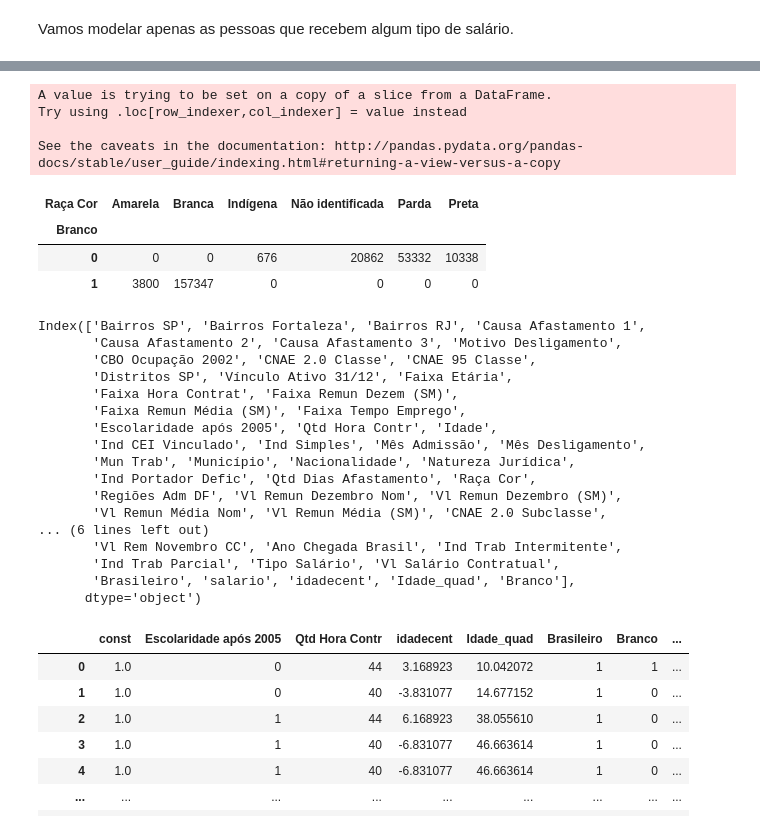
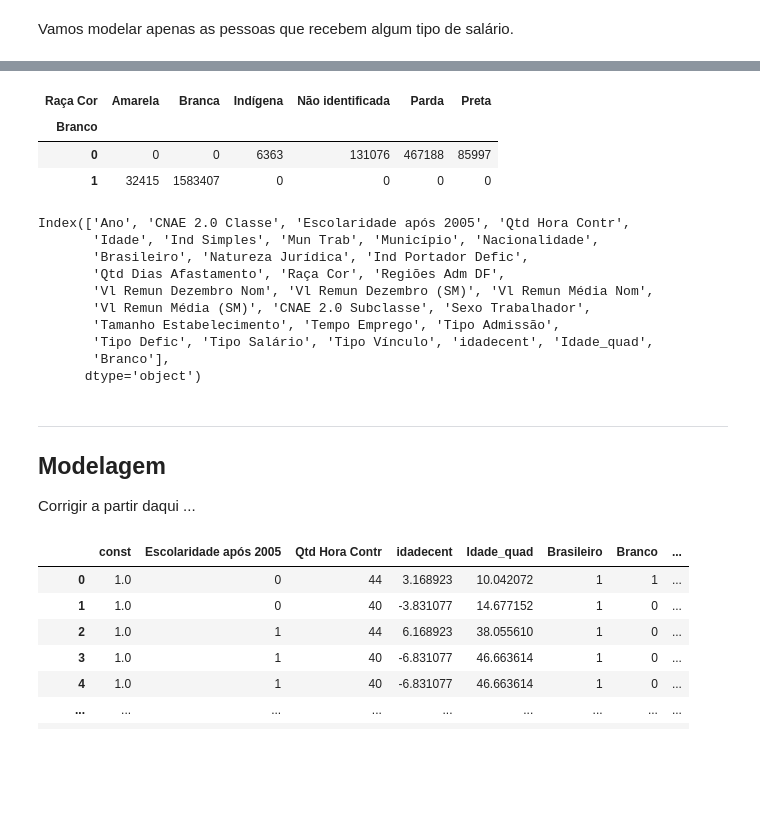
Before and after one commit to neylsoncrepalde/diversidade_mercado_ia, a Jupyter notebook: src/exploratoria.ipynb, the cells around one changed output, grey strips where cells are left out. Saved outputs shown, nothing was run; the diff lists cells and outputs as text; code cells hidden in the pictures; blank space fills up the shorter version.

```diff
--- a/src/exploratoria.ipynb
+++ b/src/exploratoria.ipynb
@@ -411,2 +457,3 @@ sud.groupby("Sexo Trabalhador").agg({"Vl Remun Média Nom": "mean"})
 # %%
-sud['salario'] = sud['Vl Remun Média Nom'] + 0.01
+plt.hist(np.log(sud['Vl Remun Média Nom']), edgecolor="black")
+plt.show()
@@ -459,3 +476,3 @@ np.mean(bd.Idade)
 # %%
-bd['idadecent'] = bd.Idade - np.mean(bd.Idade)
-bd['Idade_quad'] = bd.idadecent ** 2
+sud['idadecent'] = sud.Idade - np.mean(sud.Idade)
+sud['Idade_quad'] = sud.idadecent ** 2
@@ -472,38 +479,32 @@ See the caveats in the documentation: http://pandas.pydata.org/pandas-docs/stabl
 # %%
 # Cria dummy branco
-bd["Branco"] = bd['Raça Cor'].apply(lambda x: 1 if x in ['Branca', 'Amarela'] else 0)
+sud["Branco"] = sud['Raça Cor'].apply(lambda x: 1 if x in ['Branca', 'Amarela'] else 0)
-# %% [output]
-A value is trying to be set on a copy of a slice from a DataFrame.
-Try using .loc[row_indexer,col_indexer] = value instead
-
-See the caveats in the documentation: http://pandas.pydata.org/pandas-docs/stable/user_guide/indexing.html#returning-a-view-versus-a-copy
 # %%
-pd.crosstab(bd.Branco, bd["Raça Cor"])
+pd.crosstab(sud.Branco, sud["Raça Cor"])
 # %% [output]
 | Raça Cor | Amarela | Branca | Indígena | Não identificada | Parda | Preta |
 | Branco |  |  |  |  |  |  |
-| 0 | 0 | 0 | 676 | 20862 | 53332 | 10338 |
-| 1 | 3800 | 157347 | 0 | 0 | 0 | 0 |
+| 0 | 0 | 0 | 6363 | 131076 | 467188 | 85997 |
+| 1 | 32415 | 1583407 | 0 | 0 | 0 | 0 |
 # %%
-bd.columns
+sud.columns
 # %% [output]
-Index(['Bairros SP', 'Bairros Fortaleza', 'Bairros RJ', 'Causa Afastamento 1',
-       'Causa Afastamento 2', 'Causa Afastamento 3', 'Motivo Desligamento',
-       'CBO Ocupação 2002', 'CNAE 2.0 Classe', 'CNAE 95 Classe',
-       'Distritos SP', 'Vínculo Ativo 31/12', 'Faixa Etária',
-       'Faixa Hora Contrat', 'Faixa Remun Dezem (SM)',
-       'Faixa Remun Média (SM)', 'Faixa Tempo Emprego',
-       'Escolaridade após 2005', 'Qtd Hora Contr', 'Idade',
-       'Ind CEI Vinculado', 'Ind Simples', 'Mês Admissão', 'Mês Desligamento',
-       'Mun Trab', 'Município', 'Nacionalidade', 'Natureza Jurídica',
-       'Ind Portador Defic', 'Qtd Dias Afastamento', 'Raça Cor',
-       'Regiões Adm DF', 'Vl Remun Dezembro Nom', 'Vl Remun Dezembro (SM)',
-       'Vl Remun Média Nom', 'Vl Remun Média (SM)', 'CNAE 2.0 Subclasse',
-... (6 lines left out)
-       'Vl Rem Novembro CC', 'Ano Chegada Brasil', 'Ind Trab Intermitente',
-       'Ind Trab Parcial', 'Tipo Salário', 'Vl Salário Contratual',
-       'Brasileiro', 'salario', 'idadecent', 'Idade_quad', 'Branco'],
+Index(['Ano', 'CNAE 2.0 Classe', 'Escolaridade após 2005', 'Qtd Hora Contr',
+       'Idade', 'Ind Simples', 'Mun Trab', 'Município', 'Nacionalidade',
+       'Brasileiro', 'Natureza Jurídica', 'Ind Portador Defic',
+       'Qtd Dias Afastamento', 'Raça Cor', 'Regiões Adm DF',
+       'Vl Remun Dezembro Nom', 'Vl Remun Dezembro (SM)', 'Vl Remun Média Nom',
+       'Vl Remun Média (SM)', 'CNAE 2.0 Subclasse', 'Sexo Trabalhador',
+       'Tamanho Estabelecimento', 'Tempo Emprego', 'Tipo Admissão',
+       'Tipo Defic', 'Tipo Salário', 'Tipo Vínculo', 'idadecent', 'Idade_quad',
+       'Branco'],
       dtype='object')
+# %% [markdown]
+---
+
+## Modelagem
+
+Corrigir a partir daqui ...
 # %%
 y = np.log(bd['Vl Remun Média Nom'])
 X = pd.get_dummies(bd[['Sexo Trabalhador',
```
Also changed, not shown: parts of 32 cells of this notebook.
